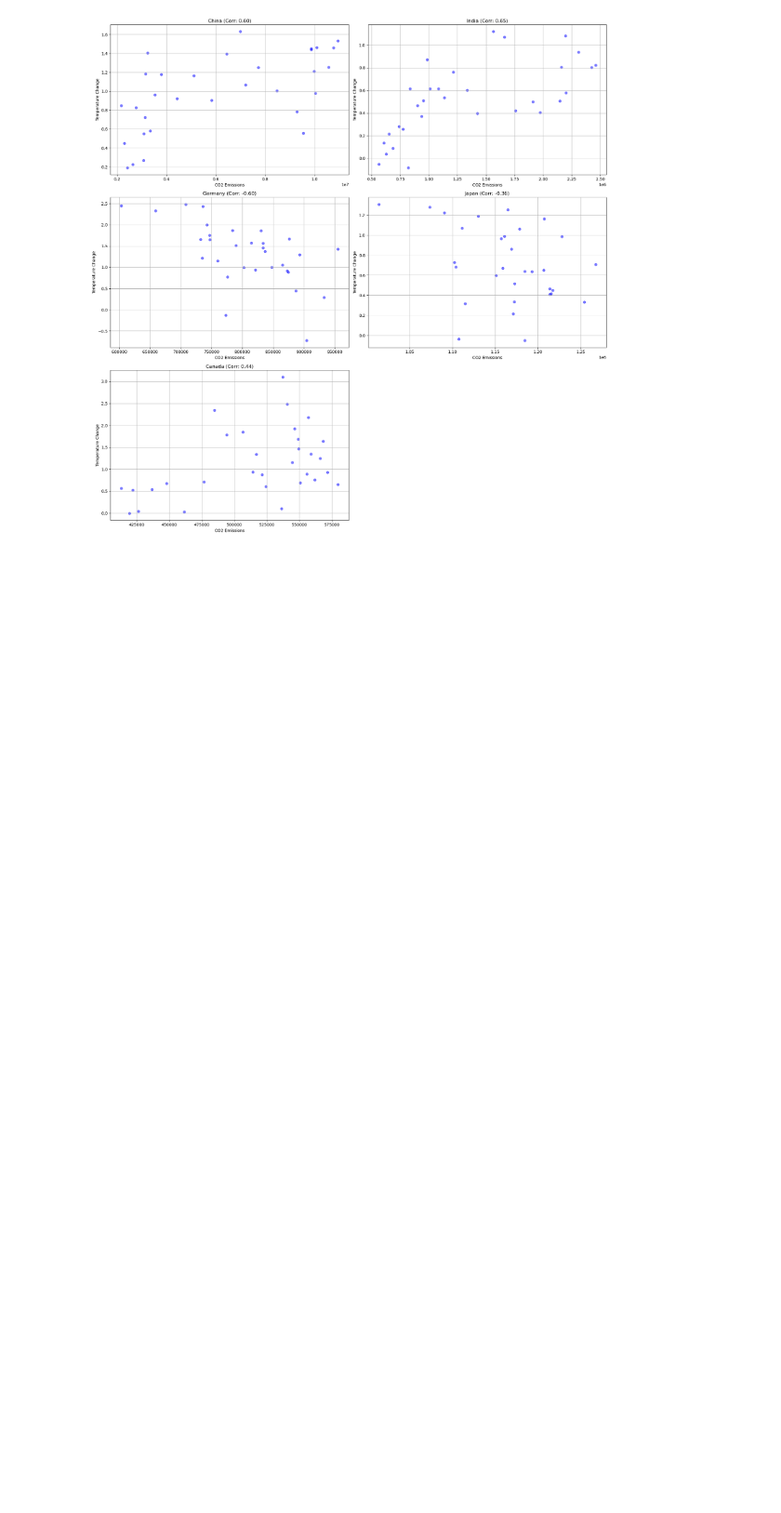
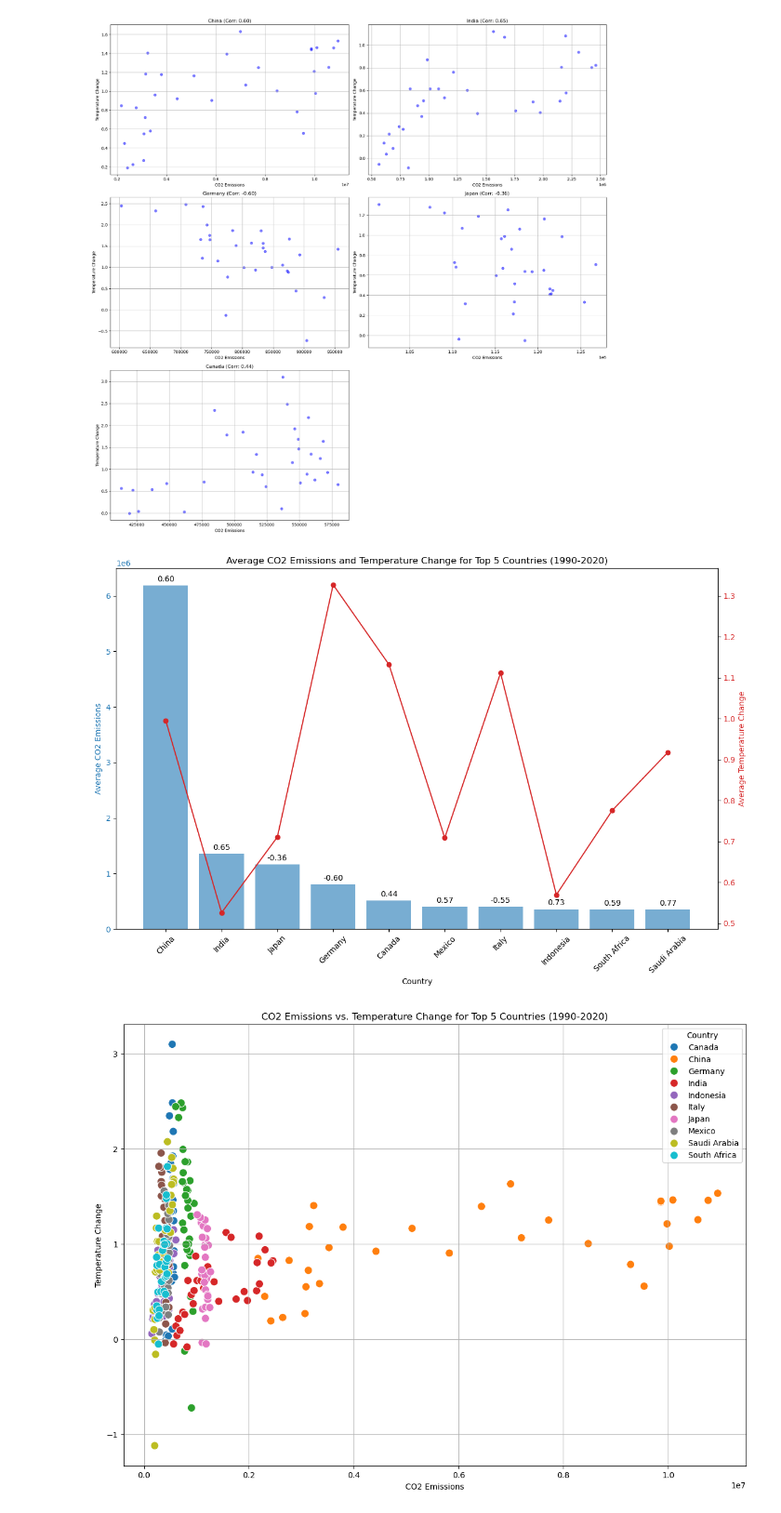
Before and after one commit to moeezmujahid70/MADE-SS24, a Jupyter notebook: project/analysis.ipynb, the cells around one changed output. Shown at 93% size. Saved outputs shown, nothing was run; the diff lists cells and outputs as text; code cells hidden in the pictures; blank space fills up the shorter version.

Commit message:
statistical analysis on the data pipeline

```diff
--- a/project/analysis.ipynb
+++ b/project/analysis.ipynb
@@ -216,3 +216,64 @@ plt.show()
 # %% [output]
 [figure]
 [figure]
+# %%
+merged_df = merged_df[merged_df['Area'] != 'World']
+
+# Calculate average CO2 emissions and temperature change for each country
+average_stats_with_corr = merged_df.groupby('Area').agg(
+    Average_CO2_Emissions=('co2_emissions', 'mean'),
+    Average_Temperature_Change=('Change', 'mean')
+).reset_index()
+
+# Calculate the Pearson correlation coefficient for each country
+average_stats_with_corr['Correlation'] = merged_df.groupby('Area').apply(
+    lambda x: x['co2_emissions'].corr(x['Change'])
+).reset_index(drop=True)
+
+# Filter the top 5 countries by average CO2 emissions
+top_5_countries = average_stats_with_corr.nlargest(10, 'Average_CO2_Emissions')
+
+# Plot
+fig, ax1 = plt.subplots(figsize=(12, 8))
+
+# Bar plot for Average CO2 Emissions
+color = 'tab:blue'
+ax1.set_xlabel('Country')
+ax1.set_ylabel('Average CO2 Emissions', color=color)
+bars = ax1.bar(top_5_countries['Area'], top_5_countries['Average_CO2_Emissions'], color=color, alpha=0.6)
+ax1.tick_params(axis='y', labelcolor=color)
+ax1.set_xticklabels(top_5_countries['Area'], rotation=45)
+
+# Adding the correlation coefficient labels on top of the bars
+for bar, corr in zip(bars, top_5_countries['Correlation']):
+    height = bar.get_height()
+    ax1.annotate(f'{corr:.2f}', xy=(bar.get_x() + bar.get_width() / 2, height),
+                 xytext=(0, 3), textcoords="offset points", ha='center', va='bottom')
+
+# Secondary axis for Average Temperature Change
+ax2 = ax1.twinx()
+color = 'tab:red'
+ax2.set_ylabel('Average Temperature Change', color=color)
+ax2.plot(top_5_countries['Area'], top_5_countries['Average_Temperature_Change'], color=color, marker='o')
+ax2.tick_params(axis='y', labelcolor=color)
+
+# Title and layout adjustments
+plt.title('Average CO2 Emissions and Temperature Change for Top 5 Countries (1990-2020)')
+fig.tight_layout()
+
+plt.show()
+
+# Scatter plot for CO2 Emissions vs Temperature Change for Top 5 Countries
+filtered_df = merged_df[merged_df['Area'].isin(top_5_countries['Area'])]
+
+plt.figure(figsize=(14, 10))
+sns.scatterplot(data=filtered_df, x='co2_emissions', y='Change', hue='Area', palette='tab10', s=100)
+plt.title('CO2 Emissions vs. Temperature Change for Top 5 Countries (1990-2020)')
+plt.xlabel('CO2 Emissions')
+plt.ylabel('Temperature Change')
+plt.legend(title='Country')
+plt.grid(True)
+plt.show()
+# %% [output]
+[figure, added]
+[figure, added]
```
Also changed, not shown: parts of 3 cells of this notebook.
